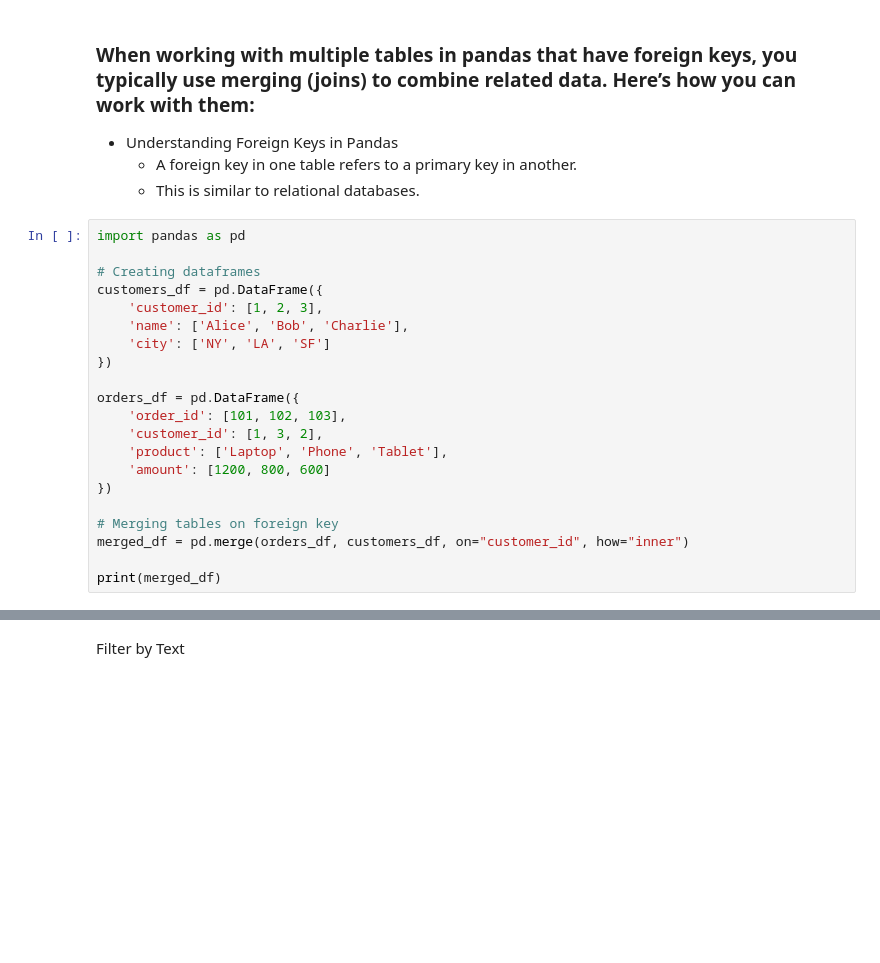
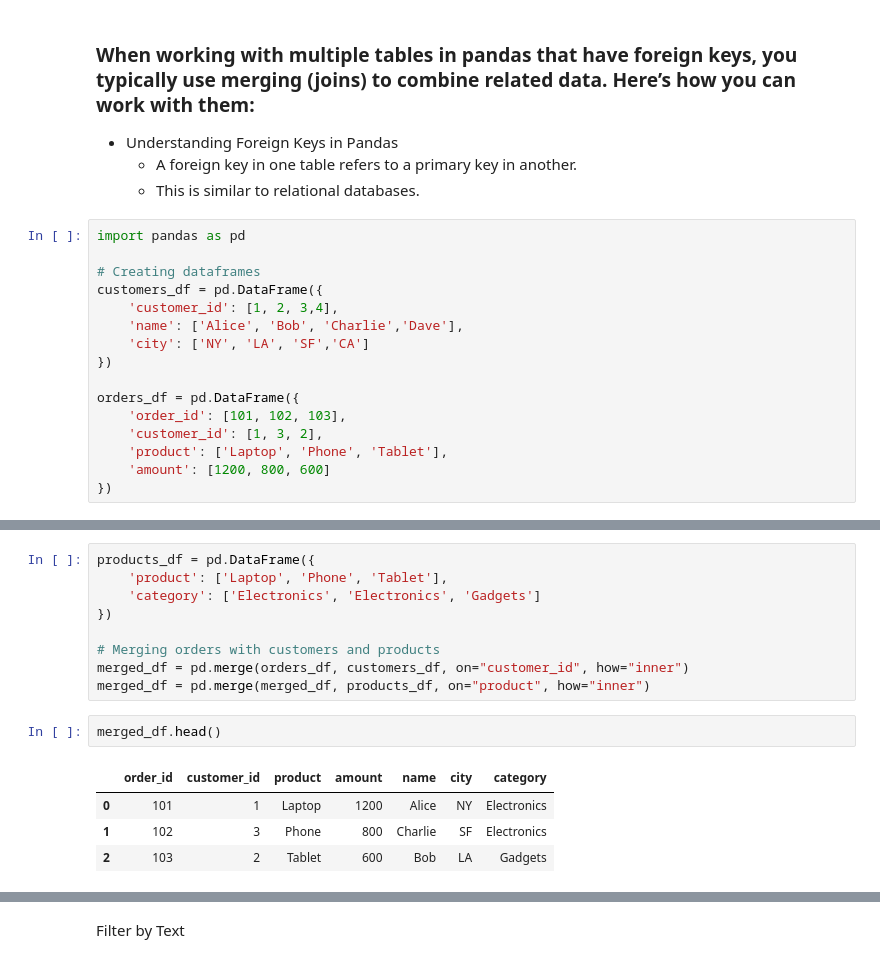
Before and after one commit to ake369/python_tutorial, a Jupyter notebook: notebooks/pandas.ipynb, the cells around one changed output, grey strips where cells are left out. Drawn from its saved outputs; the diff is of its cells as text; blank space fills up the shorter version.

Commit message:
merge

```diff
--- a/notebooks/pandas.ipynb
+++ b/notebooks/pandas.ipynb
@@ -1058,9 +1058,9 @@ import pandas as pd
 
 # Creating dataframes
 customers_df = pd.DataFrame({
-    'customer_id': [1, 2, 3],
-    'name': ['Alice', 'Bob', 'Charlie'],
-    'city': ['NY', 'LA', 'SF']
+    'customer_id': [1, 2, 3,4],
+    'name': ['Alice', 'Bob', 'Charlie','Dave'],
+    'city': ['NY', 'LA', 'SF','CA']
 })
 
 orders_df = pd.DataFrame({
@@ -1069,8 +1069,3 @@ orders_df = pd.DataFrame({
     'product': ['Laptop', 'Phone', 'Tablet'],
     'amount': [1200, 800, 600]
 })
-
-# Merging tables on foreign key
-merged_df = pd.merge(orders_df, customers_df, on="customer_id", how="inner")
-
-print(merged_df)
@@ -1081,0 +1114,16 @@ print(merged_df)
+# %%
+products_df = pd.DataFrame({
+    'product': ['Laptop', 'Phone', 'Tablet'],
+    'category': ['Electronics', 'Electronics', 'Gadgets']
+})
+
+# Merging orders with customers and products
+merged_df = pd.merge(orders_df, customers_df, on="customer_id", how="inner")
+merged_df = pd.merge(merged_df, products_df, on="product", how="inner")
+# %%
+merged_df.head()
+# %% [output]
+|  | order_id | customer_id | product | amount | name | city | category |
+| 0 | 101 | 1 | Laptop | 1200 | Alice | NY | Electronics |
+| 1 | 102 | 3 | Phone | 800 | Charlie | SF | Electronics |
+| 2 | 103 | 2 | Tablet | 600 | Bob | LA | Gadgets |
```
Also changed, not shown: parts of 9 cells of this notebook.
